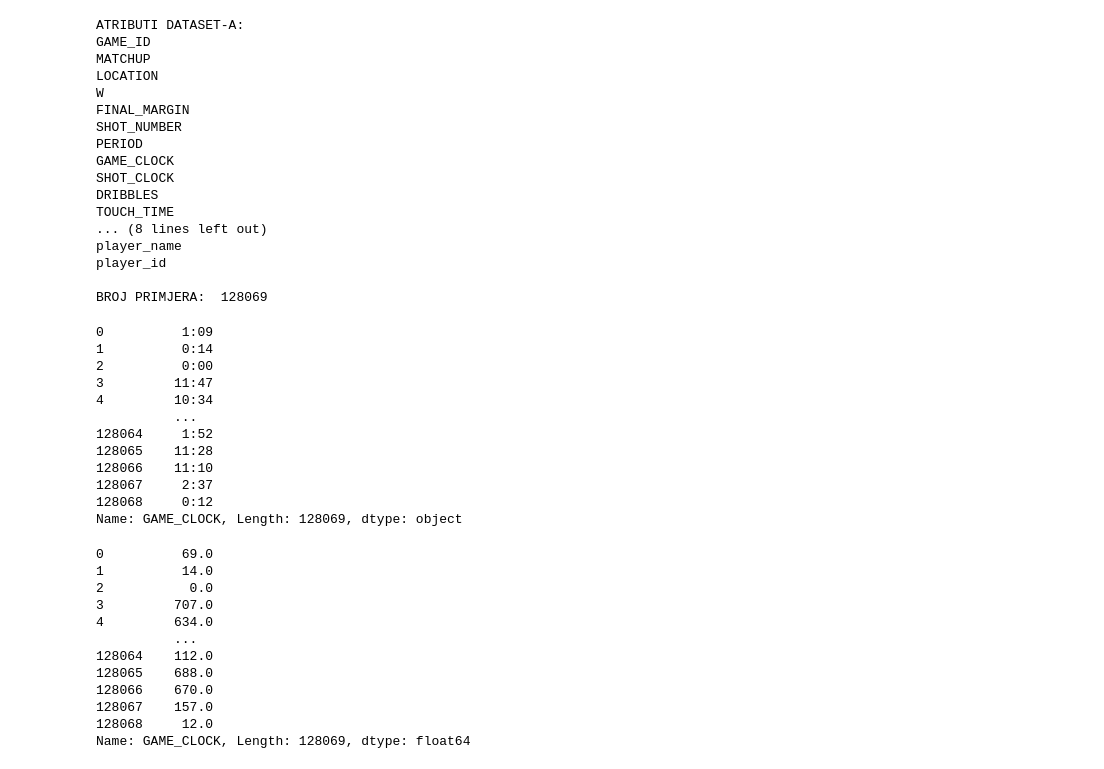
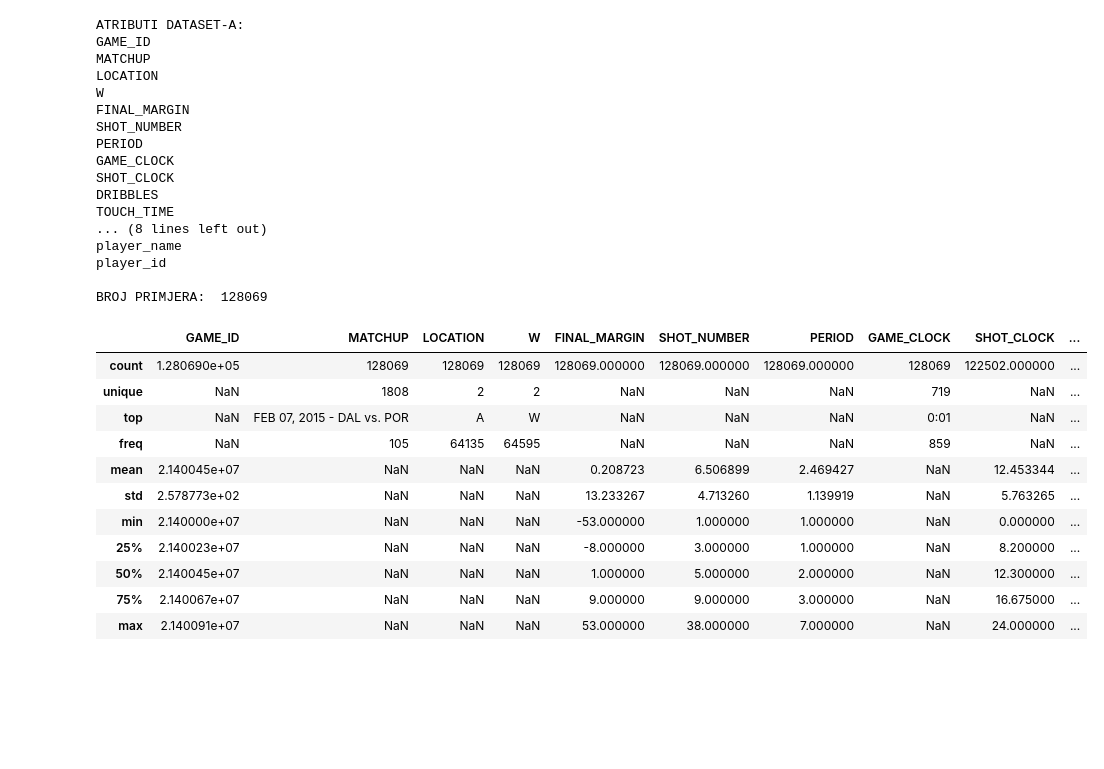
Before and after one commit to MladenDzida/NBA-Shot-Prediction, a Jupyter notebook: nba_shot_prediction.ipynb, the cells around one changed output. Cells and saved outputs as stored; diff of their text form; code cells hidden in the pictures; blank space fills up the shorter version.

```diff
--- a/nba_shot_prediction.ipynb
+++ b/nba_shot_prediction.ipynb
@@ -36,40 +40,17 @@ BROJ PRIMJERA:  128069
 shot_logs = shot_logs.drop(columns=['FGM', 'PTS'])
-# %%
-print(shot_logs['GAME_CLOCK'])
-# %% [output]
-0          1:09
-1          0:14
-2          0:00
-3         11:47
-4         10:34
-          ...
-128064     1:52
-128065    11:28
-128066    11:10
-128067     2:37
-128068     0:12
-Name: GAME_CLOCK, Length: 128069, dtype: object
-# %%
-import datetime
-def get_seconds(time_string):
-    date_time = datetime.datetime.strptime(time_string, "%M:%S")
-    a_timedelta = date_time - datetime.datetime(1900, 1, 1)
-    seconds = a_timedelta.total_seconds()
-    return seconds
-
-shot_logs['GAME_CLOCK']=shot_logs['GAME_CLOCK'].apply(get_seconds)
-
-print(shot_logs['GAME_CLOCK'])
-# %% [output]
-0          69.0
-1          14.0
-2           0.0
-3         707.0
-4         634.0
-          ...
-128064    112.0
-128065    688.0
-128066    670.0
-128067    157.0
-128068     12.0
-Name: GAME_CLOCK, Length: 128069, dtype: float64
+# %%
+# analiza svih atributa
+shot_logs.describe(include='all')
+# %% [output]
+|  | GAME_ID | MATCHUP | LOCATION | W | FINAL_MARGIN | SHOT_NUMBER | PERIOD | GAME_CLOCK | SHOT_CLOCK | ... |
+| count | 1.280690e+05 | 128069 | 128069 | 128069 | 128069.000000 | 128069.000000 | 128069.000000 | 128069 | 122502.000000 | ... |
+| unique | NaN | 1808 | 2 | 2 | NaN | NaN | NaN | 719 | NaN | ... |
+| top | NaN | FEB 07, 2015 - DAL vs. POR | A | W | NaN | NaN | NaN | 0:01 | NaN | ... |
+| freq | NaN | 105 | 64135 | 64595 | NaN | NaN | NaN | 859 | NaN | ... |
+| mean | 2.140045e+07 | NaN | NaN | NaN | 0.208723 | 6.506899 | 2.469427 | NaN | 12.453344 | ... |
+| std | 2.578773e+02 | NaN | NaN | NaN | 13.233267 | 4.713260 | 1.139919 | NaN | 5.763265 | ... |
+| min | 2.140000e+07 | NaN | NaN | NaN | -53.000000 | 1.000000 | 1.000000 | NaN | 0.000000 | ... |
+| 25% | 2.140023e+07 | NaN | NaN | NaN | -8.000000 | 3.000000 | 1.000000 | NaN | 8.200000 | ... |
+| 50% | 2.140045e+07 | NaN | NaN | NaN | 1.000000 | 5.000000 | 2.000000 | NaN | 12.300000 | ... |
+| 75% | 2.140067e+07 | NaN | NaN | NaN | 9.000000 | 9.000000 | 3.000000 | NaN | 16.675000 | ... |
+| max | 2.140091e+07 | NaN | NaN | NaN | 53.000000 | 38.000000 | 7.000000 | NaN | 24.000000 | ... |
```
Also changed, not shown: parts of 12 cells of this notebook.
